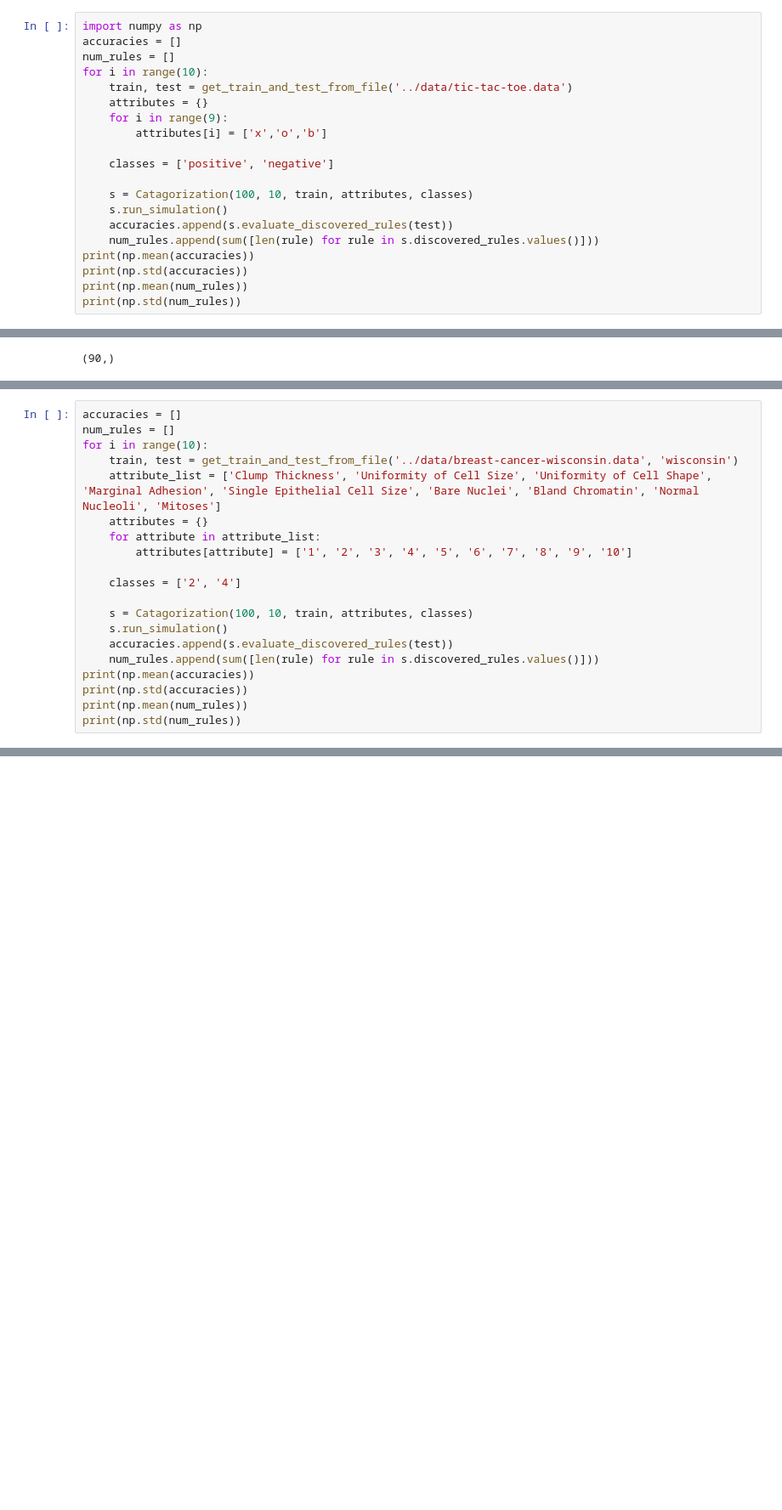
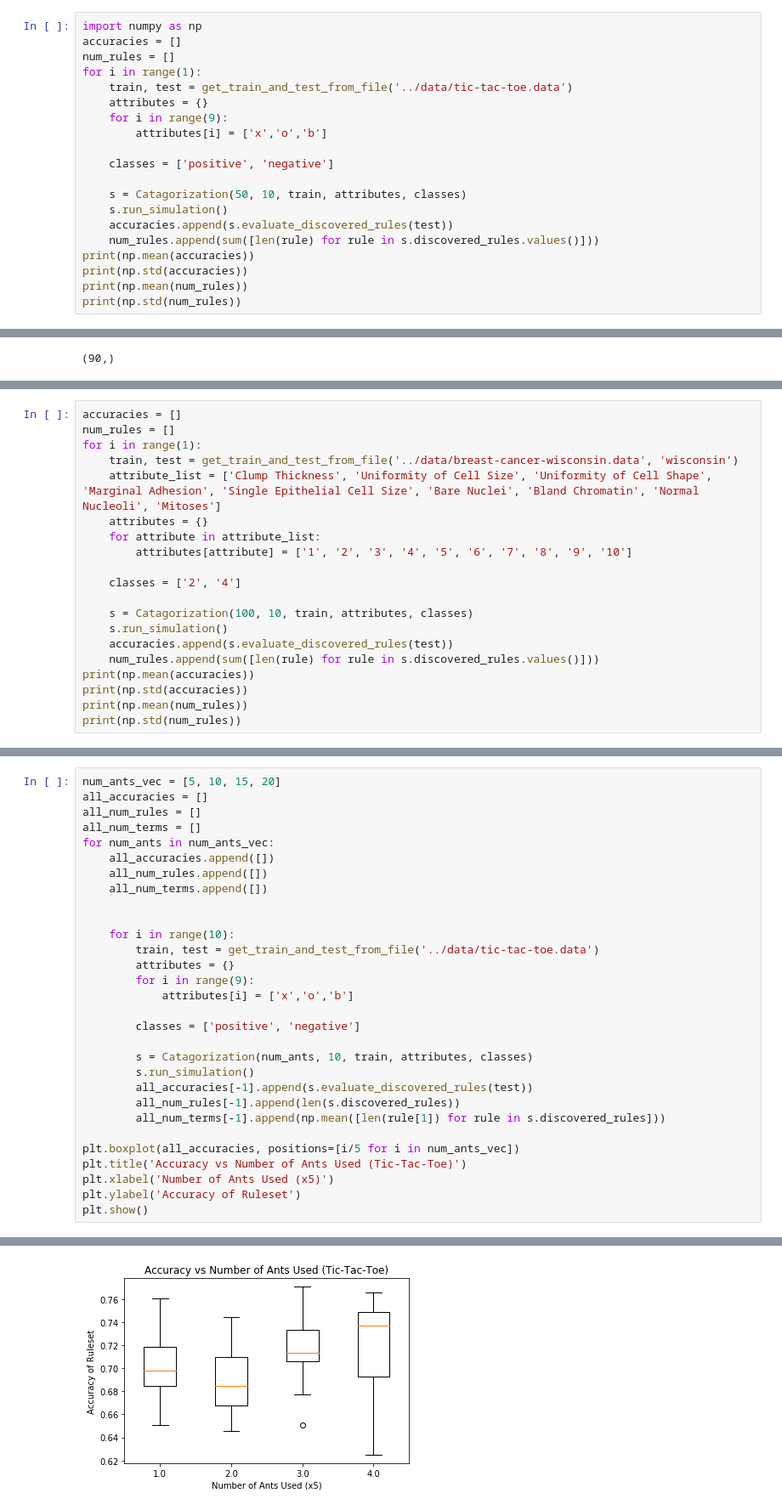
Before and after one commit to jzerez/swarm_classification, a Jupyter notebook: code/First_Pass-JZ.ipynb, the cells around one changed output, grey strips where cells are left out. Shown at 85% size. Drawn from its saved outputs; the diff is of its cells as text; blank space fills up the shorter version.

```diff
--- a/code/First_Pass-JZ.ipynb
+++ b/code/First_Pass-JZ.ipynb
@@ -316,7 +314,7 @@ def get_train_and_test_from_file(file, special = None):
 import numpy as np
 accuracies = []
 num_rules = []
-for i in range(10):
+for i in range(1):
     train, test = get_train_and_test_from_file('../data/tic-tac-toe.data')
     attributes = {}
     for i in range(9):
@@ -324,7 +322,7 @@ for i in range(10):
 
     classes = ['positive', 'negative']
 
-    s = Catagorization(100, 10, train, attributes, classes)
+    s = Catagorization(50, 10, train, attributes, classes)
     s.run_simulation()
     accuracies.append(s.evaluate_discovered_rules(test))
     num_rules.append(sum([len(rule) for rule in s.discovered_rules.values()]))
@@ -396,7 +400,7 @@ simulation done. Remaining cases:  15
 # %%
 accuracies = []
 num_rules = []
-for i in range(10):
+for i in range(1):
     train, test = get_train_and_test_from_file('../data/breast-cancer-wisconsin.data', 'wisconsin')
     attribute_list = ['Clump Thickness', 'Uniformity of Cell Size', 'Uniformity of Cell Shape', 'Marginal Adhesion', 'Single Epithelial Cell Size', 'Bare Nuclei', 'Bland Chromatin', 'Normal Nucleoli', 'Mitoses']
     attributes = {}
@@ -437,0 +433,31 @@ list(range(1,10))
+# %%
+num_ants_vec = [5, 10, 15, 20]
+all_accuracies = []
+all_num_rules = []
+all_num_terms = []
+for num_ants in num_ants_vec:
+    all_accuracies.append([])
+    all_num_rules.append([])
+    all_num_terms.append([])
+
+
+    for i in range(10):
+        train, test = get_train_and_test_from_file('../data/tic-tac-toe.data')
+        attributes = {}
+        for i in range(9):
+            attributes[i] = ['x','o','b']
+
+        classes = ['positive', 'negative']
+
+        s = Catagorization(num_ants, 10, train, attributes, classes)
+        s.run_simulation()
+        all_accuracies[-1].append(s.evaluate_discovered_rules(test))
+        all_num_rules[-1].append(len(s.discovered_rules))
+        all_num_terms[-1].append(np.mean([len(rule[1]) for rule in s.discovered_rules]))
+
+plt.boxplot(all_accuracies, positions=[i/5 for i in num_ants_vec])
+plt.title('Accuracy vs Number of Ants Used (Tic-Tac-Toe)')
+plt.xlabel('Number of Ants Used (x5)')
+plt.ylabel('Accuracy of Ruleset')
+plt.show()
+# %% [output]
@@ -437,0 +481 @@ list(range(1,10))
+[figure, added]
```
Also changed, not shown: parts of 14 cells of this notebook, 1 other file.
